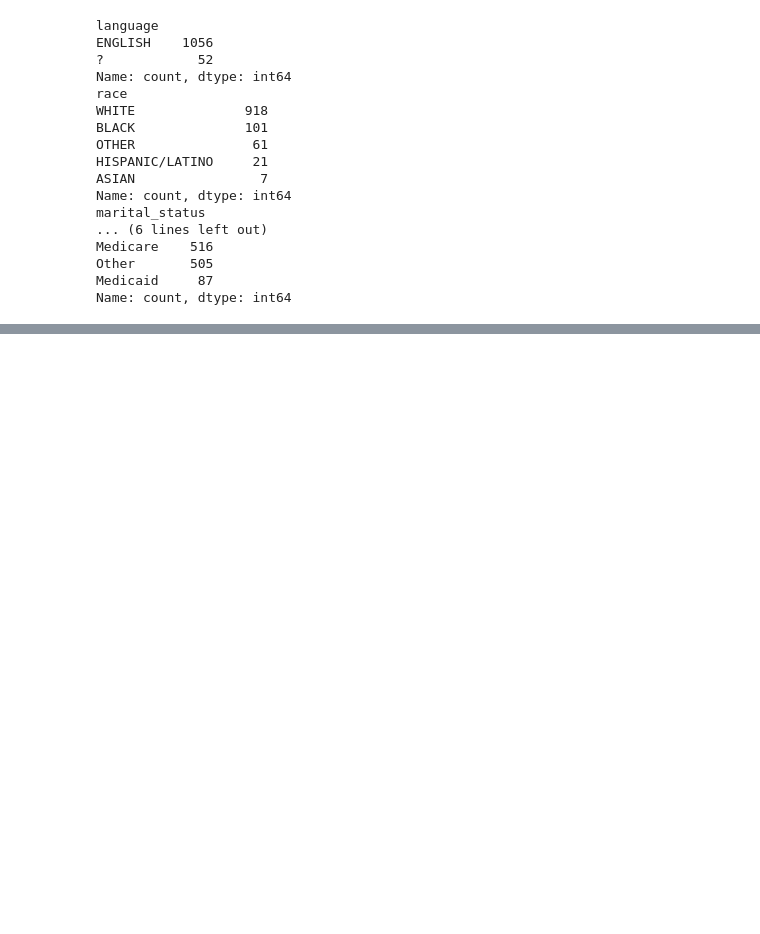
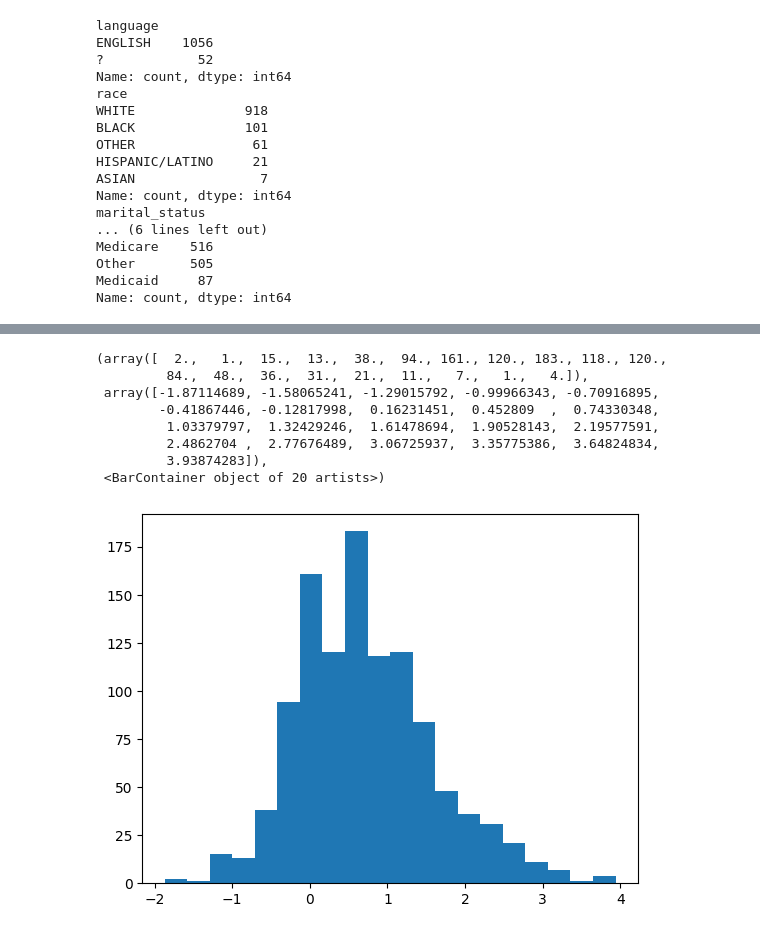
Before and after one commit to sitdownkevin/IBD-EDA, a Jupyter notebook: scripts/aes_2024_proposal.ipynb, the cells around one changed output, grey strips where cells are left out. Cells and saved outputs as stored; diff of their text form; code cells hidden in the pictures; blank space fills up the shorter version.

```diff
--- a/scripts/aes_2024_proposal.ipynb
+++ b/scripts/aes_2024_proposal.ipynb
@@ -125,0 +159,12 @@ X.to_csv('../new r scripts/data.csv')
+# %%
+plt.hist(np.log(X['los']), bins=20)
+# %% [output]
+(array([  2.,   1.,  15.,  13.,  38.,  94., 161., 120., 183., 118., 120.,
+         84.,  48.,  36.,  31.,  21.,  11.,   7.,   1.,   4.]),
+ array([-1.87114689, -1.58065241, -1.29015792, -0.99966343, -0.70916895,
+        -0.41867446, -0.12817998,  0.16231451,  0.452809  ,  0.74330348,
+         1.03379797,  1.32429246,  1.61478694,  1.90528143,  2.19577591,
+         2.4862704 ,  2.77676489,  3.06725937,  3.35775386,  3.64824834,
+         3.93874283]),
+ <BarContainer object of 20 artists>)
+[figure, added]
```
Also changed, not shown: parts of 6 cells of this notebook, 7 other files.
